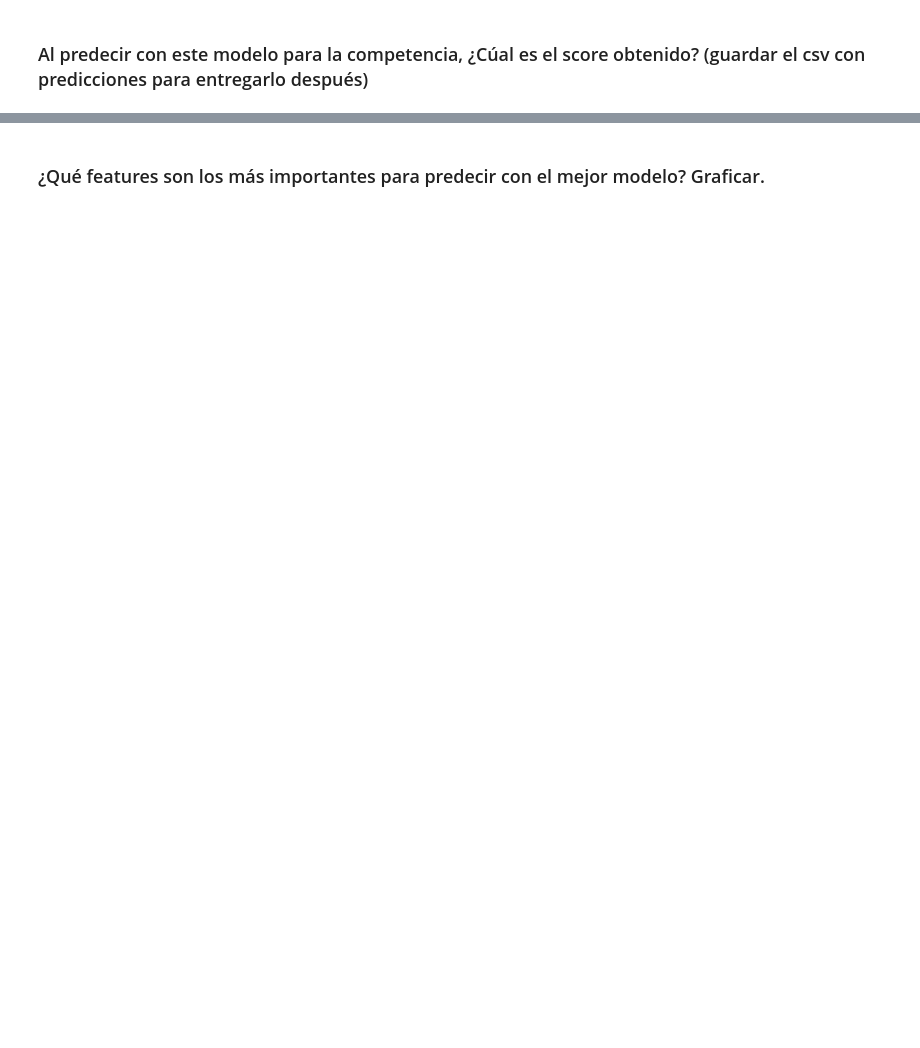
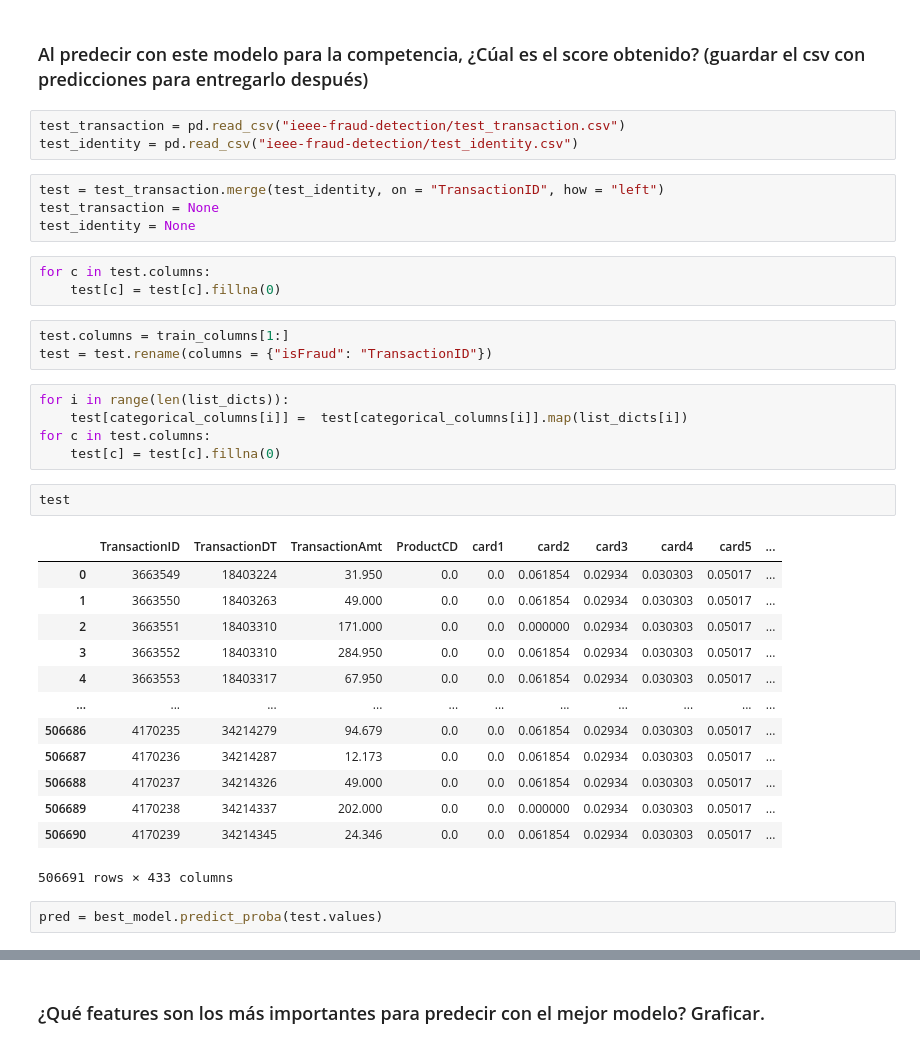
Before and after one commit to MauRodriguez/Orga-de-Datos-entregas, a Jupyter notebook: TP 3/baseline.ipynb, the cells around one changed output, grey strips where cells are left out. Saved outputs shown, nothing was run; the diff lists cells and outputs as text; blank space fills up the shorter version.

```diff
--- a/TP 3/baseline.ipynb
+++ b/TP 3/baseline.ipynb
@@ -86,2 +172,38 @@ Please also refer to the documentation for alternative solver options:
 # %% [markdown]
 ### Al predecir con este modelo para la competencia, ¿Cúal es el score obtenido? (guardar el csv con predicciones para entregarlo después)
+# %%
+test_transaction = pd.read_csv("ieee-fraud-detection/test_transaction.csv")
+test_identity = pd.read_csv("ieee-fraud-detection/test_identity.csv")
+# %%
+test = test_transaction.merge(test_identity, on = "TransactionID", how = "left")
+test_transaction = None
+test_identity = None
+# %%
+for c in test.columns:
+    test[c] = test[c].fillna(0)
+# %%
+test.columns = train_columns[1:]
+test = test.rename(columns = {"isFraud": "TransactionID"})
+# %%
+for i in range(len(list_dicts)):
+    test[categorical_columns[i]] =  test[categorical_columns[i]].map(list_dicts[i])
+for c in test.columns:
+    test[c] = test[c].fillna(0)
+# %%
+test
+# %% [output]
+|  | TransactionID | TransactionDT | TransactionAmt | ProductCD | card1 | card2 | card3 | card4 | card5 | ... |
+| 0 | 3663549 | 18403224 | 31.950 | 0.0 | 0.0 | 0.061854 | 0.02934 | 0.030303 | 0.05017 | ... |
+| 1 | 3663550 | 18403263 | 49.000 | 0.0 | 0.0 | 0.061854 | 0.02934 | 0.030303 | 0.05017 | ... |
+| 2 | 3663551 | 18403310 | 171.000 | 0.0 | 0.0 | 0.000000 | 0.02934 | 0.030303 | 0.05017 | ... |
+| 3 | 3663552 | 18403310 | 284.950 | 0.0 | 0.0 | 0.061854 | 0.02934 | 0.030303 | 0.05017 | ... |
+| 4 | 3663553 | 18403317 | 67.950 | 0.0 | 0.0 | 0.061854 | 0.02934 | 0.030303 | 0.05017 | ... |
+| ... | ... | ... | ... | ... | ... | ... | ... | ... | ... | ... |
+| 506686 | 4170235 | 34214279 | 94.679 | 0.0 | 0.0 | 0.061854 | 0.02934 | 0.030303 | 0.05017 | ... |
+| 506687 | 4170236 | 34214287 | 12.173 | 0.0 | 0.0 | 0.061854 | 0.02934 | 0.030303 | 0.05017 | ... |
+| 506688 | 4170237 | 34214326 | 49.000 | 0.0 | 0.0 | 0.061854 | 0.02934 | 0.030303 | 0.05017 | ... |
+| 506689 | 4170238 | 34214337 | 202.000 | 0.0 | 0.0 | 0.000000 | 0.02934 | 0.030303 | 0.05017 | ... |
+| 506690 | 4170239 | 34214345 | 24.346 | 0.0 | 0.0 | 0.061854 | 0.02934 | 0.030303 | 0.05017 | ... |
+506691 rows × 433 columns
+# %%
+pred = best_model.predict_proba(test.values)
```
Also changed, not shown: parts of 19 cells of this notebook, 2 other files.
